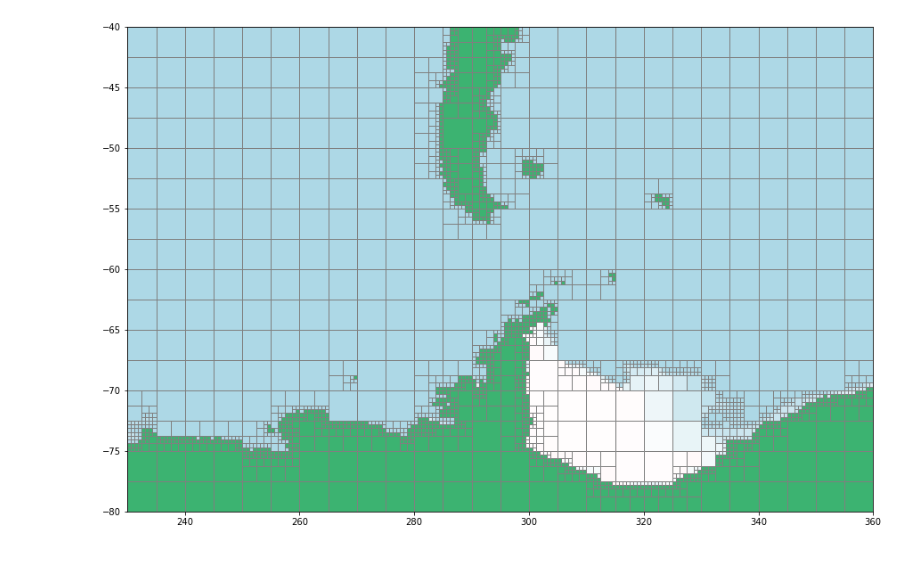
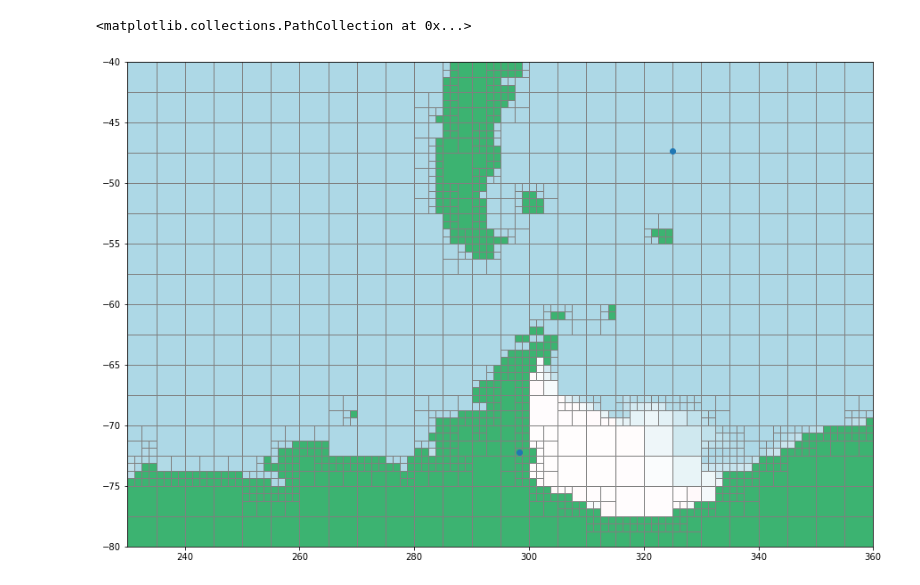
Before and after one commit to antarctica/PolarRoute, a Jupyter notebook: Examples/PathSmoothing/RandomPair.ipynb, the cells around one changed output. Cells and saved outputs as stored; diff of their text form; code cells hidden in the pictures.

```diff
--- a/Examples/PathSmoothing/RandomPair.ipynb
+++ b/Examples/PathSmoothing/RandomPair.ipynb
@@ -8,32 +8,37 @@ import numpy as np
 
 from simplekml import Kml, Color, Style
 # %%
-OptInfo = {}
 X     = [230,360]
 Y     = [-80,-40]
 d     = [5,2.5]
+DF = pd.DataFrame({'Name':['WP1','WP2'],\
+                   'Lat':np.random.uniform(low=Y[0], high=Y[1],size=2),\
+                   'Long':np.random.uniform(low=X[0], high=X[1],size=2)})
+OptInfo = {}
 OptInfo['Start Time']           = '2017-03-15'
 OptInfo['End Time']             = '2017-03-16'
-OptInfo['WayPoints']            = pd.read_csv('../../resources/WayPoints.csv')
+OptInfo['WayPoints']            = DF
 OptInfo['MaxIceExtent']         = 0.8
-OptInfo['Zero Currents']        = True
+OptInfo['Zero Currents']        = False
 OptInfo['VariableSpeed']        = True
 OptInfo['Time Unit']            = 'days'
 OptInfo['VehicleInfo']          = {}
 OptInfo['VehicleInfo']['Speed'] = 26.3
 OptInfo['VehicleInfo']['Unit']  = 'km/hr'
-OptInfo['Start Waypoints']      = ['Palmer']
+OptInfo['Start Waypoints']      = None#['Palmer']
 # %%
 icePoints     = LoadIcePoints('../../Data/bsose_i122_2013to2017_1day_SeaIceArea.nc',OptInfo['Start Time'],OptInfo['End Time'])
 currentPoints = LoadCurrentPoints('../../Data/SOSE_surface_velocity_6yearMean_2005-2010.nc')
 
 cellGrid = CellGrid(X[0],X[1],Y[0],Y[1],d[0],d[1])
 cellGrid.addIcePoints(icePoints)
 cellGrid.addCurrentPoints(currentPoints)
-cellGrid.recursiveSplit(3)
-cellGrid.plot()
+cellGrid.recursiveSplit(2)
+ax = cellGrid.plot(return_ax=True)
+ax.scatter(DF['Long'],DF['Lat'])
 # %% [output]
+<matplotlib.collections.PathCollection at 0x...>
-[figure, old version]
+[figure, new version]
 # %%
 TT = TravelTime(cellGrid,OptInfo)
 TT.Dijkstra(verbrose=True)
```
Also changed, not shown: parts of 10 cells of this notebook, 8 other files.
